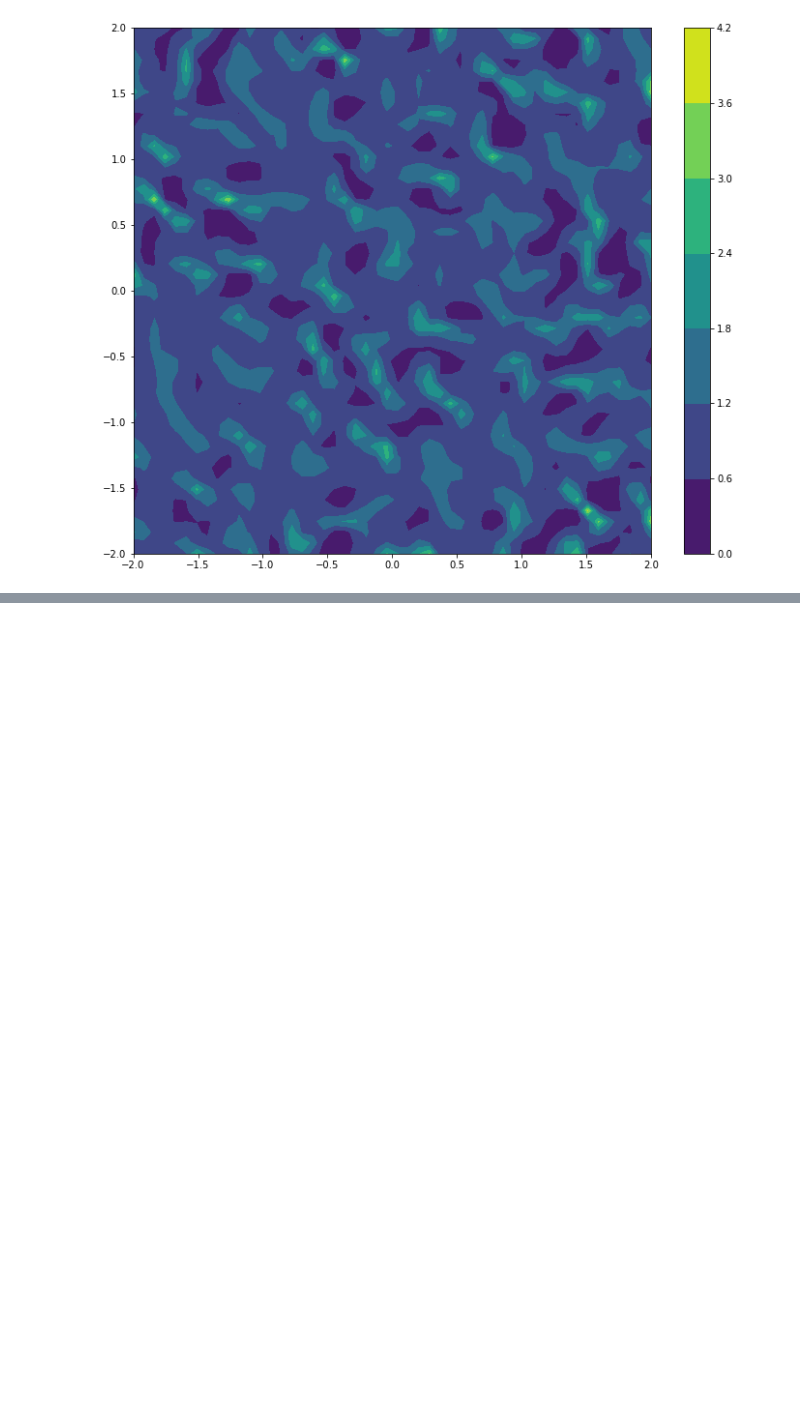
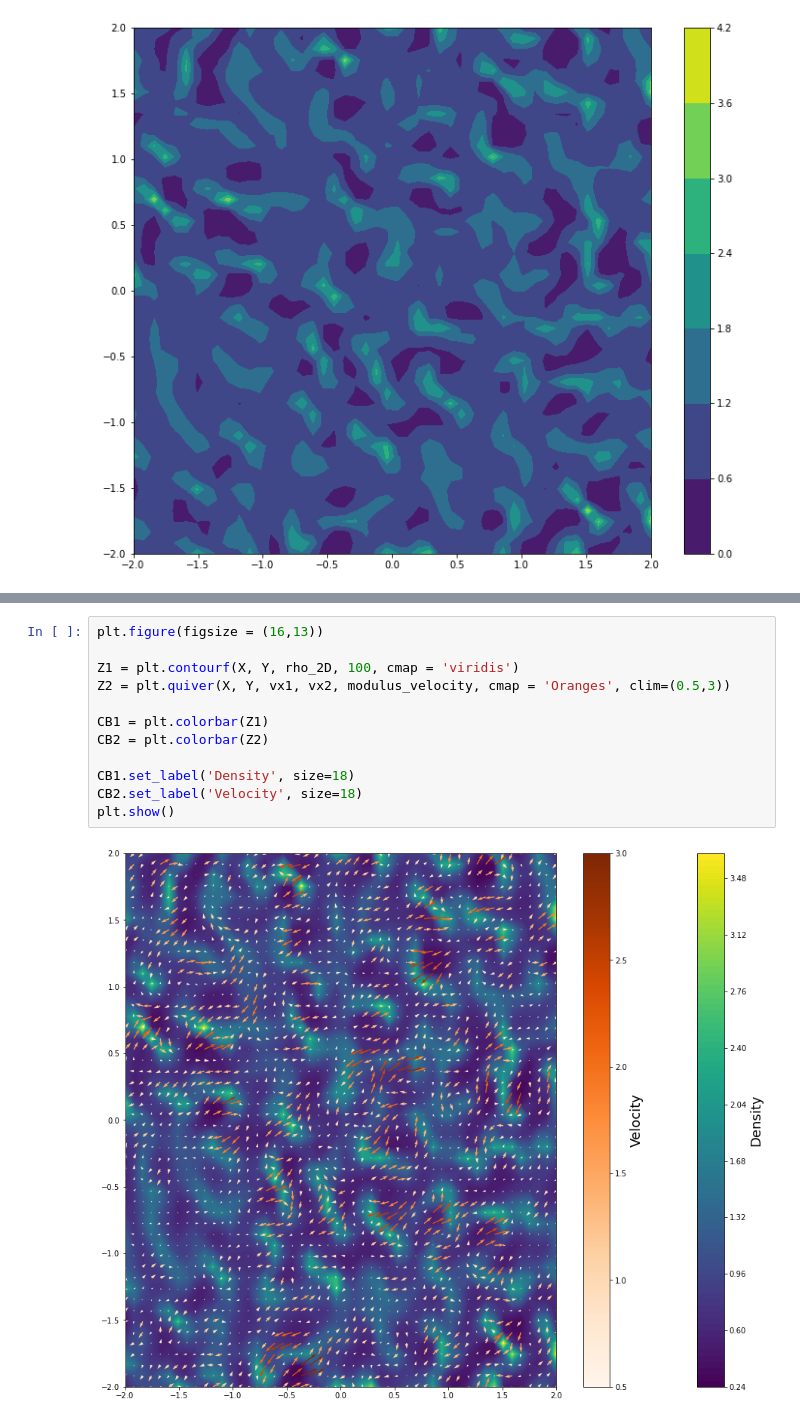
Before and after one commit to wbandabarragan/computational-physics-1, a Jupyter notebook: unit-2/207-scientific-visualisation.ipynb, the cells around one changed output, grey strips where cells are left out. Saved outputs shown, nothing was run; the diff lists cells and outputs as text; blank space fills up the shorter version.

```diff
--- a/unit-2/207-scientific-visualisation.ipynb
+++ b/unit-2/207-scientific-visualisation.ipynb
@@ -178,0 +197,14 @@ plt.show()
+# %%
+plt.figure(figsize = (16,13))
+
+Z1 = plt.contourf(X, Y, rho_2D, 100, cmap = 'viridis')
+Z2 = plt.quiver(X, Y, vx1, vx2, modulus_velocity, cmap = 'Oranges', clim=(0.5,3))
+
+CB1 = plt.colorbar(Z1)
+CB2 = plt.colorbar(Z2)
+
+CB1.set_label('Density', size=18)
+CB2.set_label('Velocity', size=18)
+plt.show()
+# %% [output]
+[figure, added]
```
Also changed, not shown: parts of 4 cells of this notebook.
